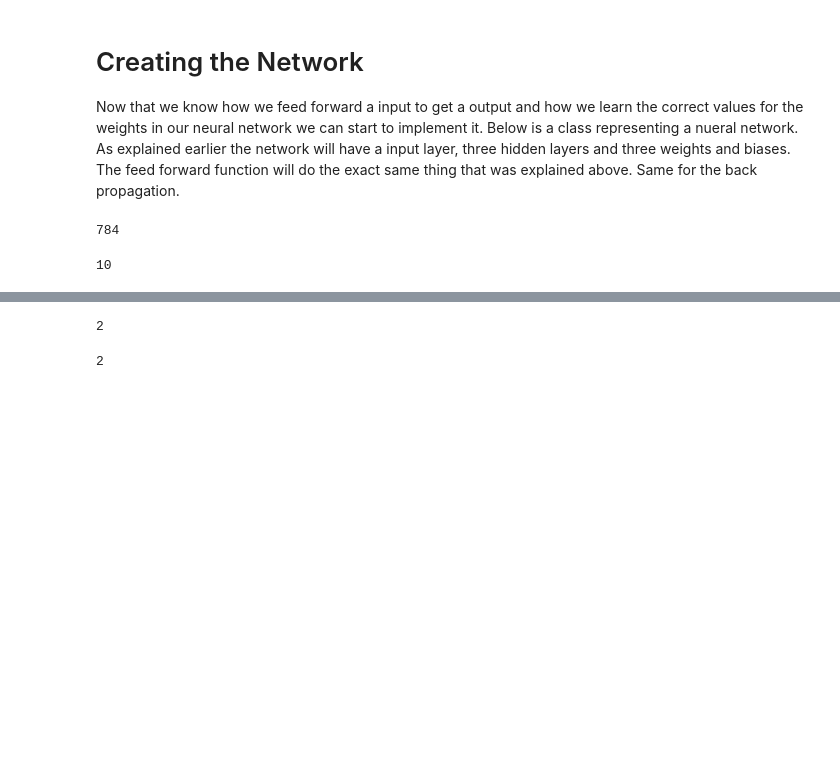
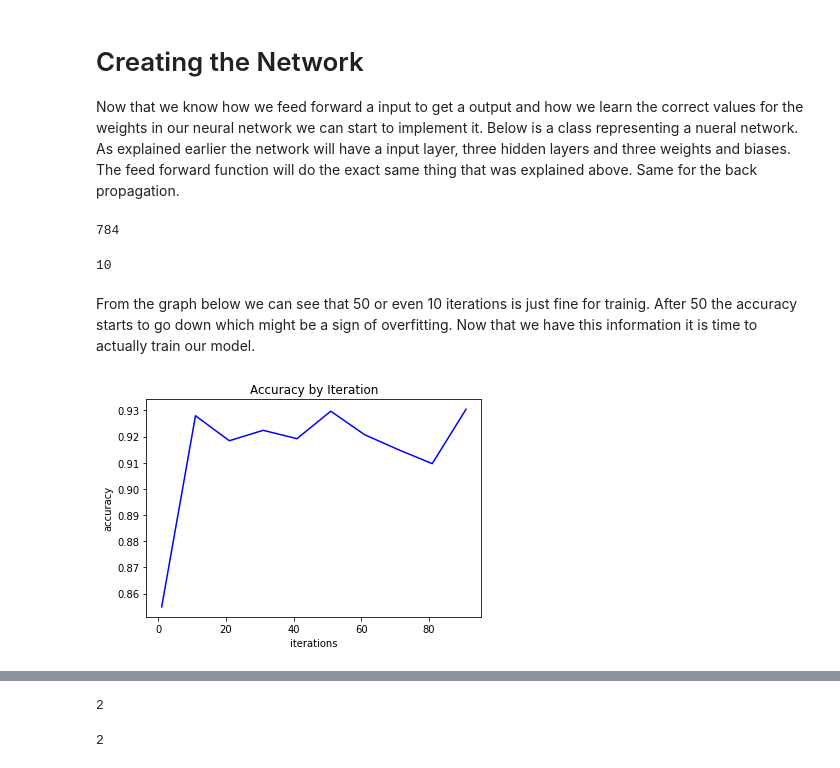
Before and after one commit to GaelGil/notebooks, a Jupyter notebook: back-propagation/back_propagation.ipynb, the cells around one changed output, grey strips where cells are left out. Drawn from its saved outputs; the diff is of its cells as text; code cells hidden in the pictures; blank space fills up the shorter version.

Commit message:
added correct graph

```diff
--- a/back-propagation/back_propagation.ipynb
+++ b/back-propagation/back_propagation.ipynb
@@ -259,3 +253,0 @@ X_train = X_train/255
-# %%
-# get training accuracy
-training_accuracy = neural_network.train(X_train, y_train, 100)
@@ -261,0 +257,13 @@ training_accuracy = neural_network.train(X_train, y_train, 100)
+# %%
+def get_info(train_X, train_y, iterations):
+    accuracy_data = {'iteration': [], 'accuracy': []}
+    for i in range(len(iterations)):
+        nn = NeuralNetwork(input_shape=input_shape, h1_shape=10, h2_shape=10, output_shape=output_shape)
+        training_accuracy = nn.train(train_X, train_y, iterations[i])
+        accuracy_data['iteration'].append(iterations[i])
+        accuracy_data['accuracy'].append(training_accuracy)
+
+    accuracy_data = pd.DataFrame(data=accuracy_data)
+    return accuracy_data
+# %%
+iterations = [i for i in range(1, 100, 10)]
@@ -261,0 +272,10 @@ training_accuracy = neural_network.train(X_train, y_train, 100)
+# %% [markdown]
+From the graph below we can see that 50 or even 10 iterations is just fine for trainig. After 50 the accuracy starts to go down which might be a sign of overfitting. Now that we have this information it is time to actually train our model.
+# %%
+plt.plot(data['iteration'], data['accuracy'], color='b')
+plt.xlabel('iterations')
+plt.ylabel('accuracy')
+plt.title("Accuracy by Iteration")
+plt.show()
+# %% [output]
+[figure, added]
```
Also changed, not shown: parts of 17 cells of this notebook.
